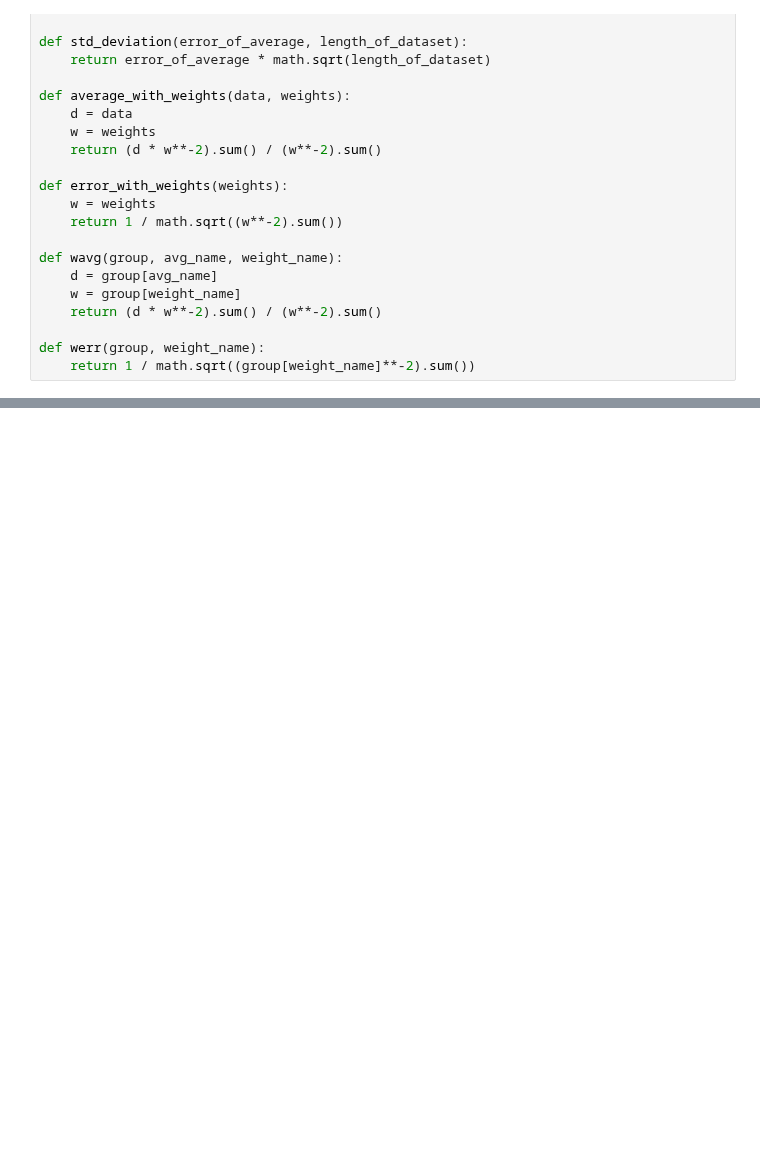
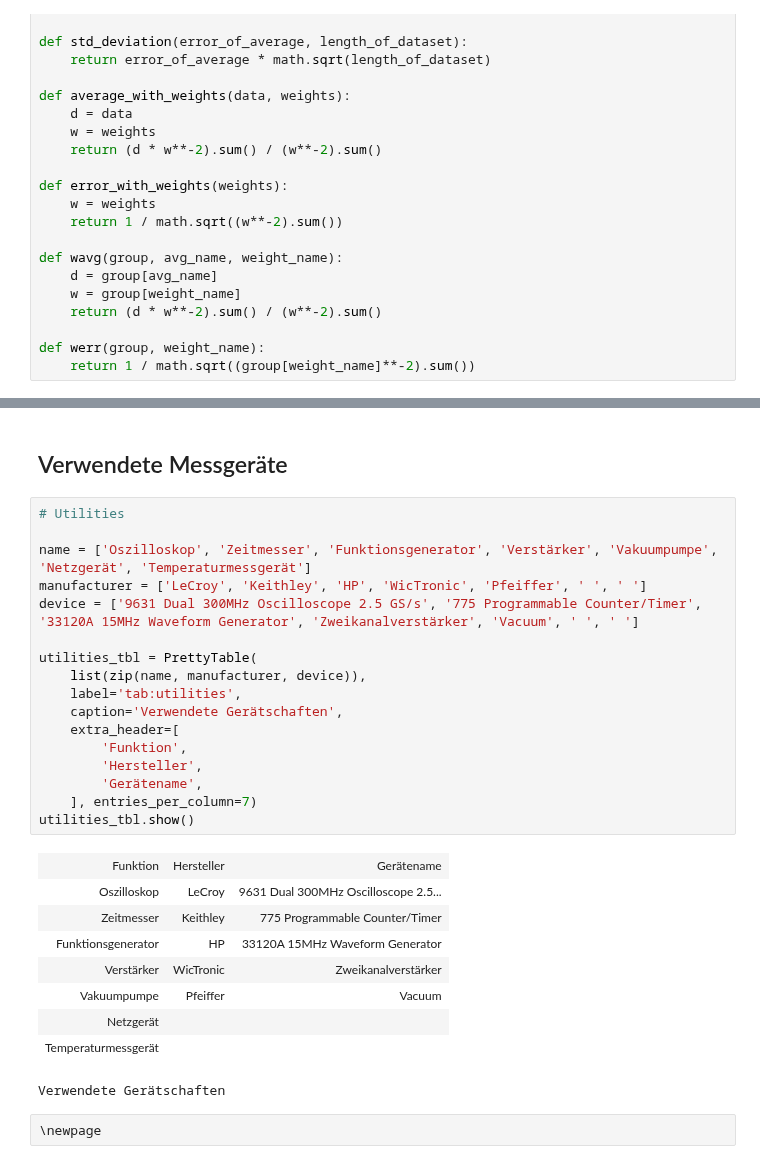
Before and after one commit to Yatekii/glal3, a Jupyter notebook: versuch3/W8.ipynb, the cells around one changed output, grey strips where cells are left out. Cells and saved outputs as stored; diff of their text form; blank space fills up the shorter version.

```diff
--- a/versuch3/W8.ipynb
+++ b/versuch3/W8.ipynb
@@ -67,0 +223,31 @@ def werr(group, weight_name):
+# %% [markdown]
+## Verwendete Messgeräte
+# %%
+# Utilities
+
+name = ['Oszilloskop', 'Zeitmesser', 'Funktionsgenerator', 'Verstärker', 'Vakuumpumpe', 'Netzgerät', 'Temperaturmessgerät']
+manufacturer = ['LeCroy', 'Keithley', 'HP', 'WicTronic', 'Pfeiffer', ' ', ' ']
+device = ['9631 Dual 300MHz Oscilloscope 2.5 GS/s', '775 Programmable Counter/Timer', '33120A 15MHz Waveform Generator', 'Zweikanalverstärker', 'Vacuum', ' ', ' ']
+
+utilities_tbl = PrettyTable(
+    list(zip(name, manufacturer, device)),
+    label='tab:utilities',
+    caption='Verwendete Gerätschaften',
+    extra_header=[
+        'Funktion',
+        'Hersteller',
+        'Gerätename',
+    ], entries_per_column=7)
+utilities_tbl.show()
+# %% [output]
+| Funktion | Hersteller | Gerätename |
+| Oszilloskop | LeCroy | 9631 Dual 300MHz Oscilloscope 2.5... |
+| Zeitmesser | Keithley | 775 Programmable Counter/Timer |
+| Funktionsgenerator | HP | 33120A 15MHz Waveform Generator |
+| Verstärker | WicTronic | Zweikanalverstärker |
+| Vakuumpumpe | Pfeiffer | Vacuum |
+| Netzgerät |  |  |
+| Temperaturmessgerät |  |  |
+Verwendete Gerätschaften
+# %% [raw]
+\newpage
```
Also changed, not shown: parts of 22 cells of this notebook, 19 other files.
